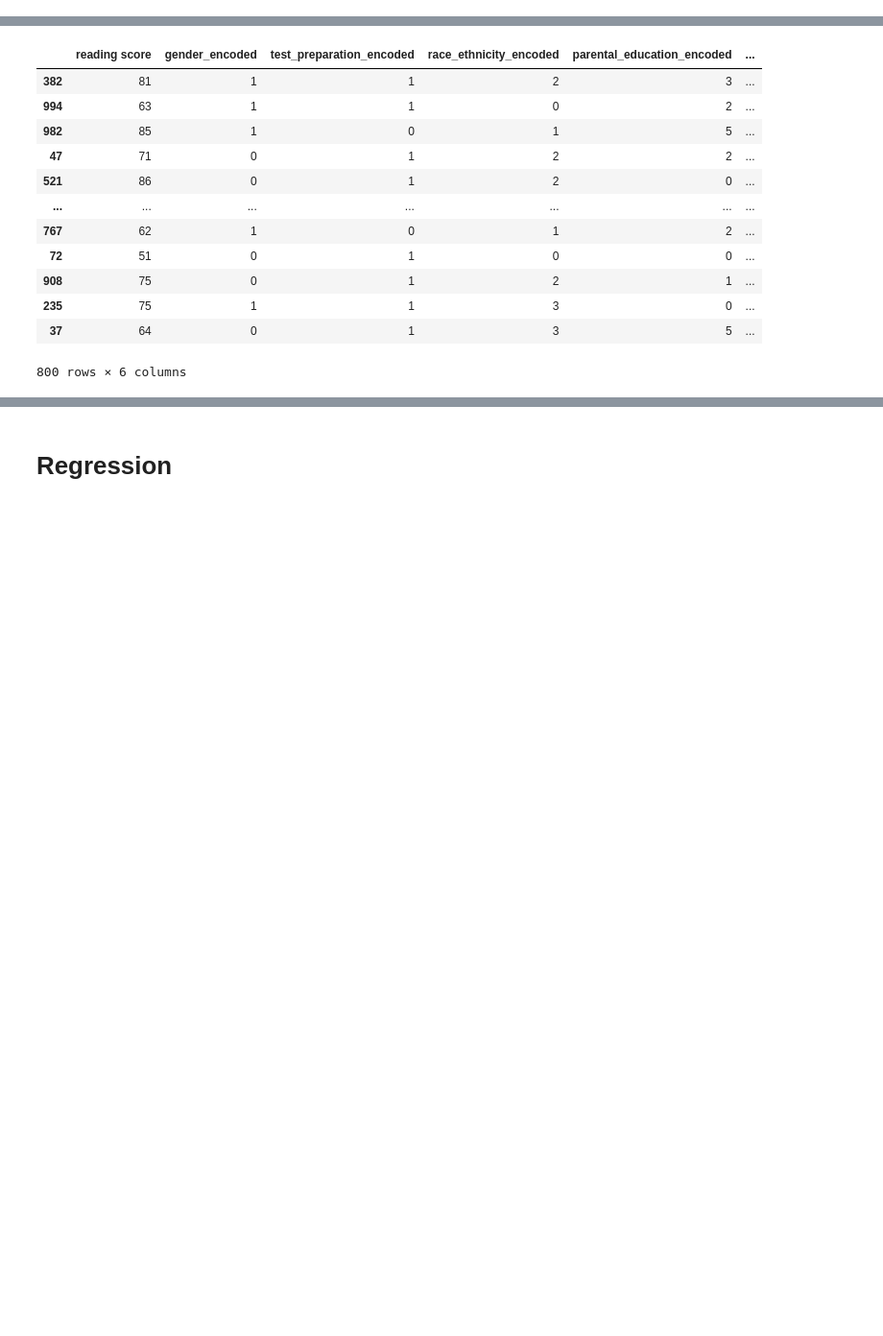
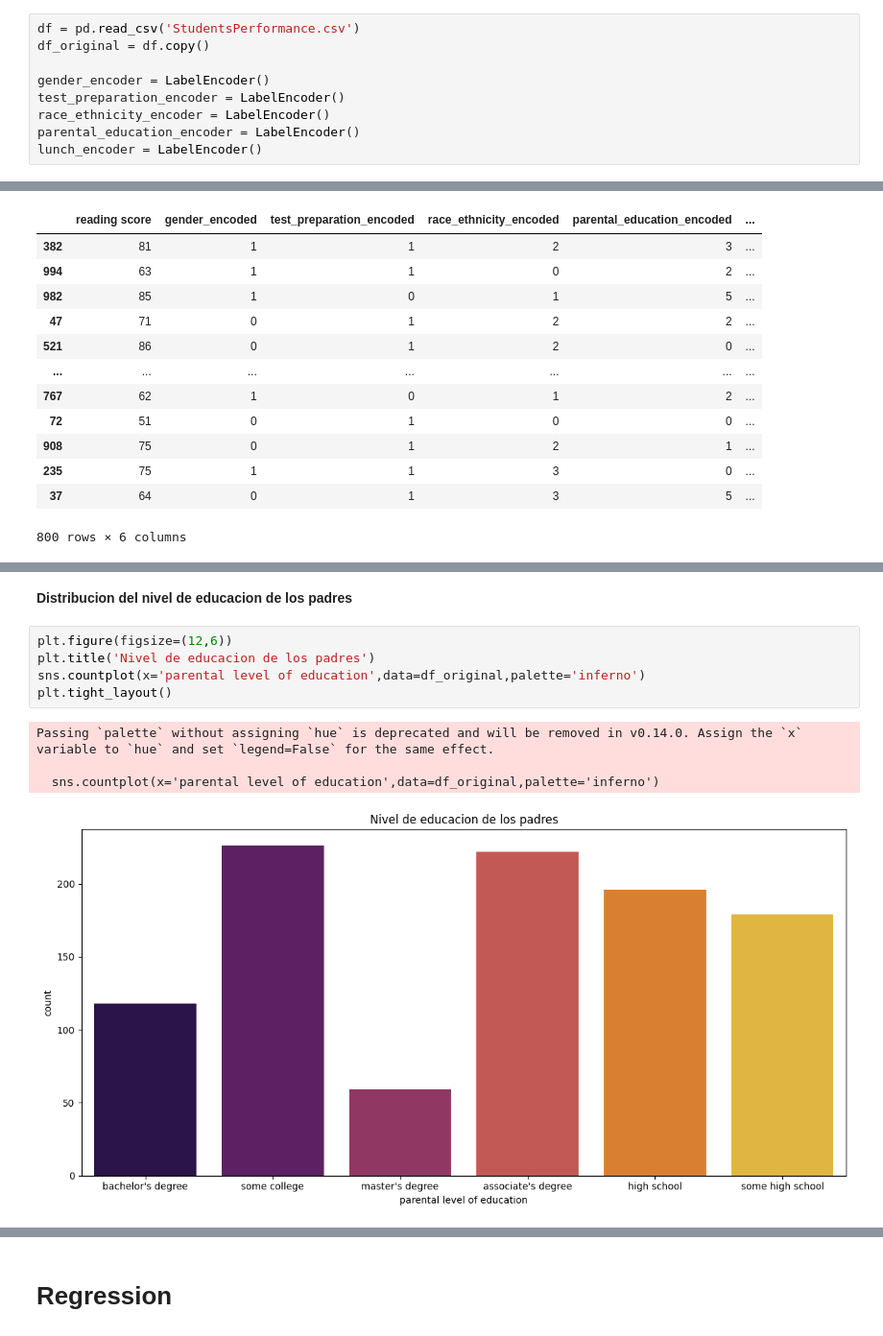
Before and after one commit to WilmerSoto/PrediccionExamen, a Jupyter notebook: Trabajo_final.ipynb, the cells around one changed output, grey strips where cells are left out. Shown at 96% size. Cells and saved outputs as stored; diff of their text form; blank space fills up the shorter version.

```diff
--- a/Trabajo_final.ipynb
+++ b/Trabajo_final.ipynb
@@ -28 +26,10 @@ The autoreload extension is already loaded. To reload it, use:
+# %%
+df = pd.read_csv('StudentsPerformance.csv')
+df_original = df.copy()
+
+gender_encoder = LabelEncoder()
+test_preparation_encoder = LabelEncoder()
+race_ethnicity_encoder = LabelEncoder()
+parental_education_encoder = LabelEncoder()
+lunch_encoder = LabelEncoder()
 # %%
@@ -236,0 +273,12 @@ x_train
+# %% [markdown]
+**Distribucion del nivel de educacion de los padres**
+# %%
+plt.figure(figsize=(12,6))
+plt.title('Nivel de educacion de los padres')
+sns.countplot(x='parental level of education',data=df_original,palette='inferno')
+plt.tight_layout()
+# %% [output]
+Passing `palette` without assigning `hue` is deprecated and will be removed in v0.14.0. Assign the `x` variable to `hue` and set `legend=False` for the same effect.
+
+  sns.countplot(x='parental level of education',data=df_original,palette='inferno')
+[figure, added]
```
Also changed, not shown: parts of 14 cells of this notebook.
